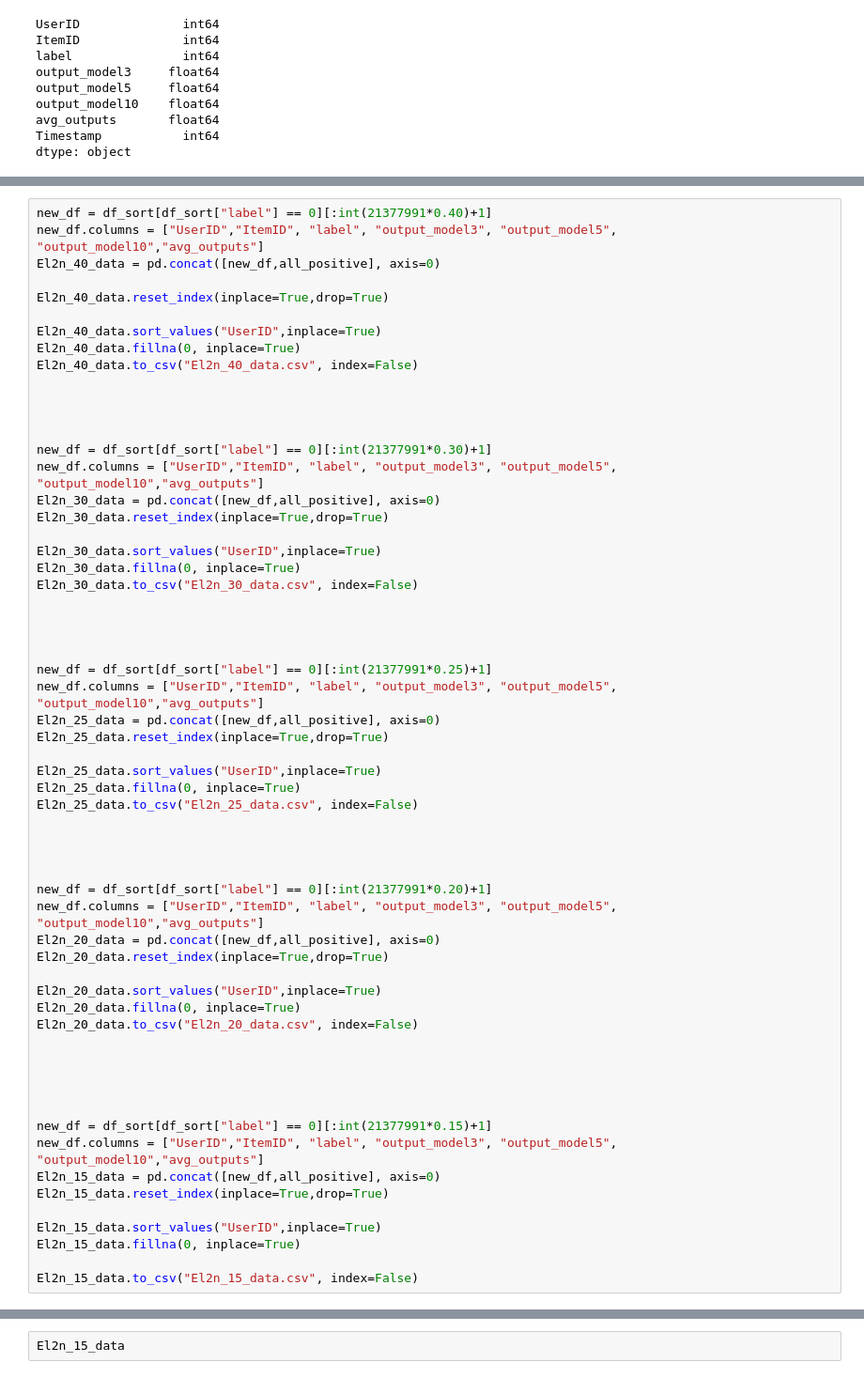
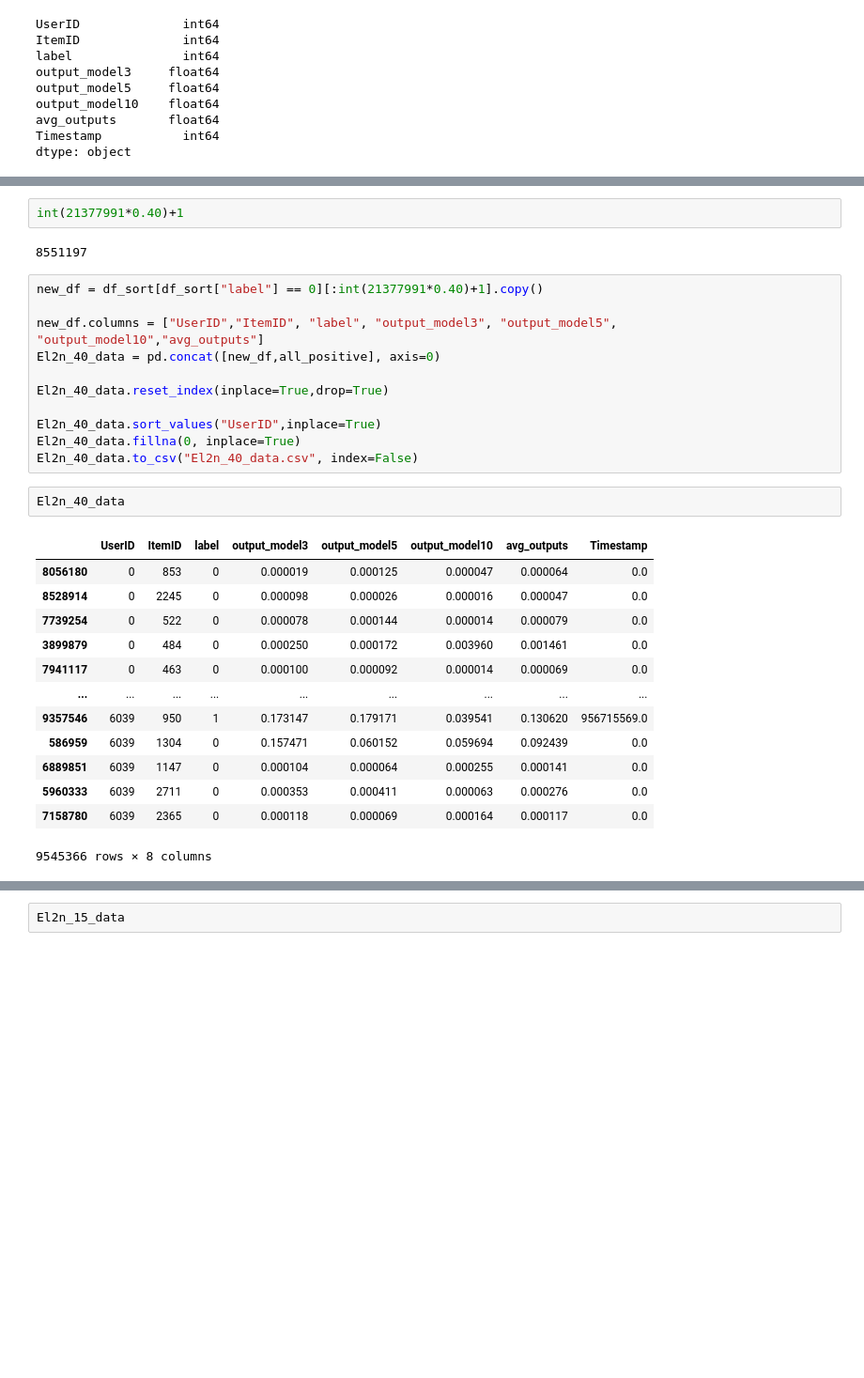
Before and after one commit to panchaldhruv27223/NCF_Recommendation, a Jupyter notebook: NCF_Pytorch/Custom_User_centric_batch/get_data_info.ipynb, the cells around one changed output, grey strips where cells are left out. Shown at 94% size. Drawn from its saved outputs; the diff is of its cells as text; blank space fills up the shorter version.

```diff
--- a/NCF_Pytorch/Custom_User_centric_batch/get_data_info.ipynb
+++ b/NCF_Pytorch/Custom_User_centric_batch/get_data_info.ipynb
@@ -713,5 +762,10 @@ new_df
+# %%
+int(21377991*0.40)+1
+# %% [output]
+8551197
 # %%
-new_df = df_sort[df_sort["label"] == 0][:int(21377991*0.40)+1]
+new_df = df_sort[df_sort["label"] == 0][:int(21377991*0.40)+1].copy()
+
 new_df.columns = ["UserID","ItemID", "label", "output_model3", "output_model5", "output_model10","avg_outputs"]
 El2n_40_data = pd.concat([new_df,all_positive], axis=0)
 
@@ -720,53 +774,19 @@ El2n_40_data.reset_index(inplace=True,drop=True)
 El2n_40_data.sort_values("UserID",inplace=True)
 El2n_40_data.fillna(0, inplace=True)
 El2n_40_data.to_csv("El2n_40_data.csv", index=False)
-
-
-
-
-new_df = df_sort[df_sort["label"] == 0][:int(21377991*0.30)+1]
-new_df.columns = ["UserID","ItemID", "label", "output_model3", "output_model5", "output_model10","avg_outputs"]
-El2n_30_data = pd.concat([new_df,all_positive], axis=0)
-El2n_30_data.reset_index(inplace=True,drop=True)
-
-El2n_30_data.sort_values("UserID",inplace=True)
-El2n_30_data.fillna(0, inplace=True)
-El2n_30_data.to_csv("El2n_30_data.csv", index=False)
-
-
-
-
-new_df = df_sort[df_sort["label"] == 0][:int(21377991*0.25)+1]
-new_df.columns = ["UserID","ItemID", "label", "output_model3", "output_model5", "output_model10","avg_outputs"]
-El2n_25_data = pd.concat([new_df,all_positive], axis=0)
-El2n_25_data.reset_index(inplace=True,drop=True)
-
-El2n_25_data.sort_values("UserID",inplace=True)
-El2n_25_data.fillna(0, inplace=True)
-El2n_25_data.to_csv("El2n_25_data.csv", index=False)
-
-
-
-
-new_df = df_sort[df_sort["label"] == 0][:int(21377991*0.20)+1]
-new_df.columns = ["UserID","ItemID", "label", "output_model3", "output_model5", "output_model10","avg_outputs"]
-El2n_20_data = pd.concat([new_df,all_positive], axis=0)
-El2n_20_data.reset_index(inplace=True,drop=True)
-
-El2n_20_data.sort_values("UserID",inplace=True)
-El2n_20_data.fillna(0, inplace=True)
-El2n_20_data.to_csv("El2n_20_data.csv", index=False)
-
-
-
-
-
-new_df = df_sort[df_sort["label"] == 0][:int(21377991*0.15)+1]
-new_df.columns = ["UserID","ItemID", "label", "output_model3", "output_model5", "output_model10","avg_outputs"]
-El2n_15_data = pd.concat([new_df,all_positive], axis=0)
-El2n_15_data.reset_index(inplace=True,drop=True)
-
-El2n_15_data.sort_values("UserID",inplace=True)
-El2n_15_data.fillna(0, inplace=True)
-
-El2n_15_data.to_csv("El2n_15_data.csv", index=False)
+# %%
+El2n_40_data
+# %% [output]
+|  | UserID | ItemID | label | output_model3 | output_model5 | output_model10 | avg_outputs | Timestamp |
+| 8056180 | 0 | 853 | 0 | 0.000019 | 0.000125 | 0.000047 | 0.000064 | 0.0 |
+| 8528914 | 0 | 2245 | 0 | 0.000098 | 0.000026 | 0.000016 | 0.000047 | 0.0 |
+| 7739254 | 0 | 522 | 0 | 0.000078 | 0.000144 | 0.000014 | 0.000079 | 0.0 |
+| 3899879 | 0 | 484 | 0 | 0.000250 | 0.000172 | 0.003960 | 0.001461 | 0.0 |
+| 7941117 | 0 | 463 | 0 | 0.000100 | 0.000092 | 0.000014 | 0.000069 | 0.0 |
+| ... | ... | ... | ... | ... | ... | ... | ... | ... |
+| 9357546 | 6039 | 950 | 1 | 0.173147 | 0.179171 | 0.039541 | 0.130620 | 956715569.0 |
+| 586959 | 6039 | 1304 | 0 | 0.157471 | 0.060152 | 0.059694 | 0.092439 | 0.0 |
+| 6889851 | 6039 | 1147 | 0 | 0.000104 | 0.000064 | 0.000255 | 0.000141 | 0.0 |
+| 5960333 | 6039 | 2711 | 0 | 0.000353 | 0.000411 | 0.000063 | 0.000276 | 0.0 |
+| 7158780 | 6039 | 2365 | 0 | 0.000118 | 0.000069 | 0.000164 | 0.000117 | 0.0 |
+9545366 rows × 8 columns
```
Also changed, not shown: parts of 20 cells of this notebook, 9 other files.
